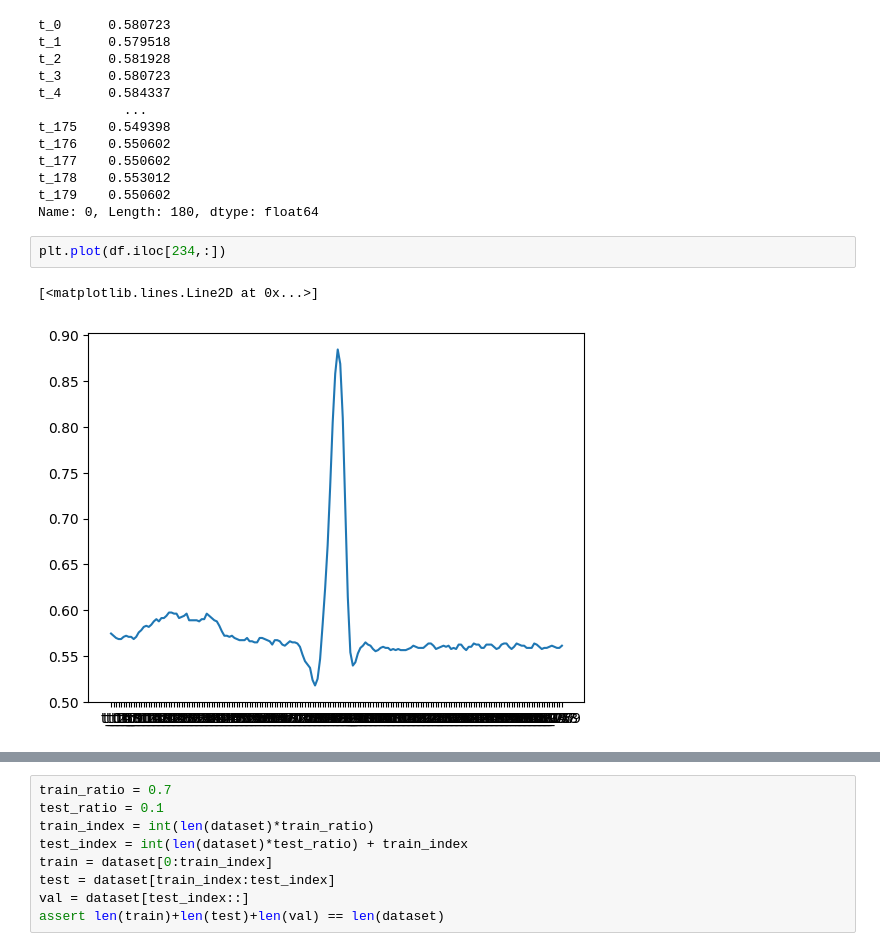
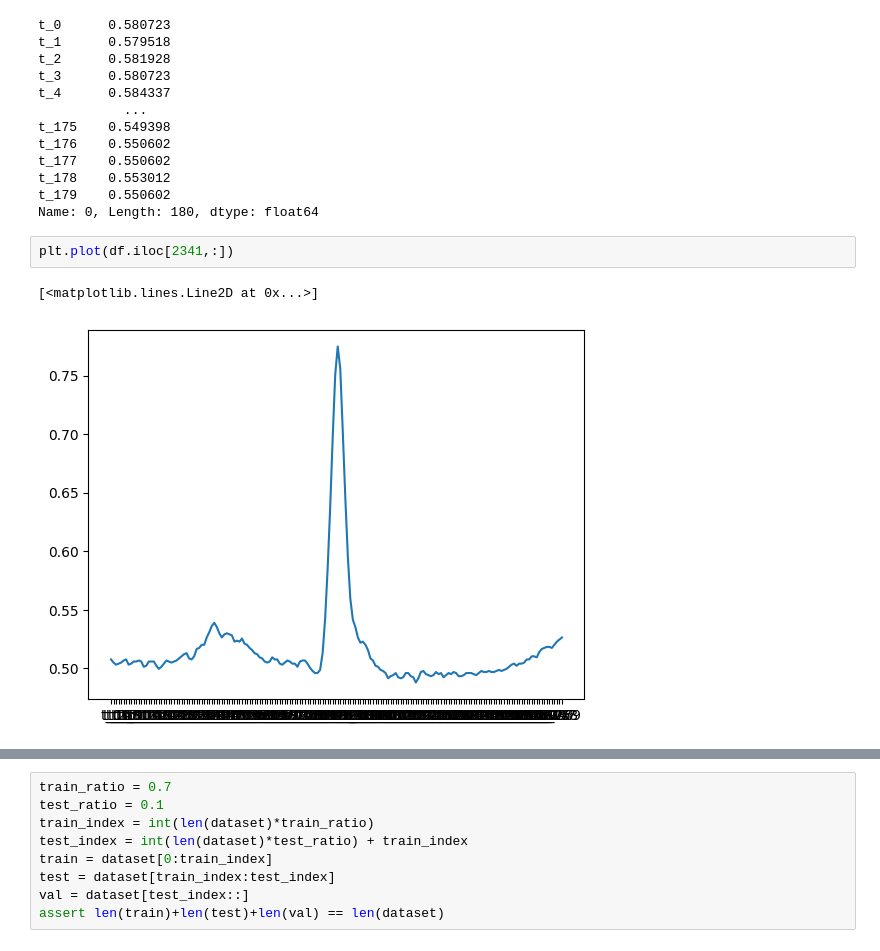
Before and after one commit to sjjtu/MAthesis, a Jupyter notebook: code/train_model.ipynb, the cells around one changed output, grey strips where cells are left out. Drawn from its saved outputs; the diff is of its cells as text.

```diff
--- a/code/train_model.ipynb
+++ b/code/train_model.ipynb
@@ -47,10 +46,10 @@ t_178    0.553012
 t_179    0.550602
 Name: 0, Length: 180, dtype: float64
 # %%
-plt.plot(df.iloc[234,:])
+plt.plot(df.iloc[2341,:])
 # %% [output]
 [<matplotlib.lines.Line2D at 0x...>]
-[figure, old version]
+[figure, new version]
 # %%
 device = torch.device("cuda" if torch.cuda.is_available() else "cpu")
 device
```
Also changed, not shown: parts of 10 cells of this notebook, 3 other files.
